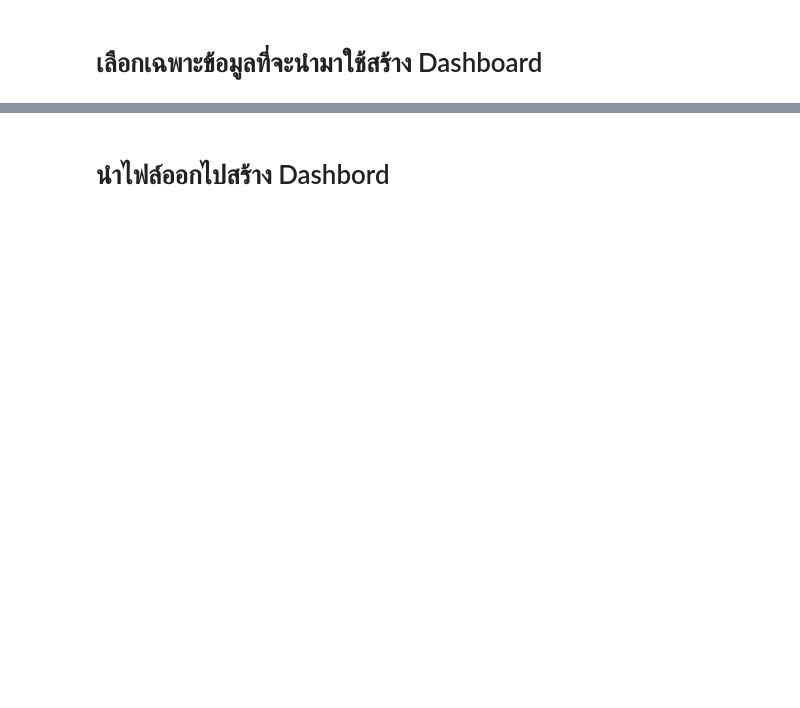
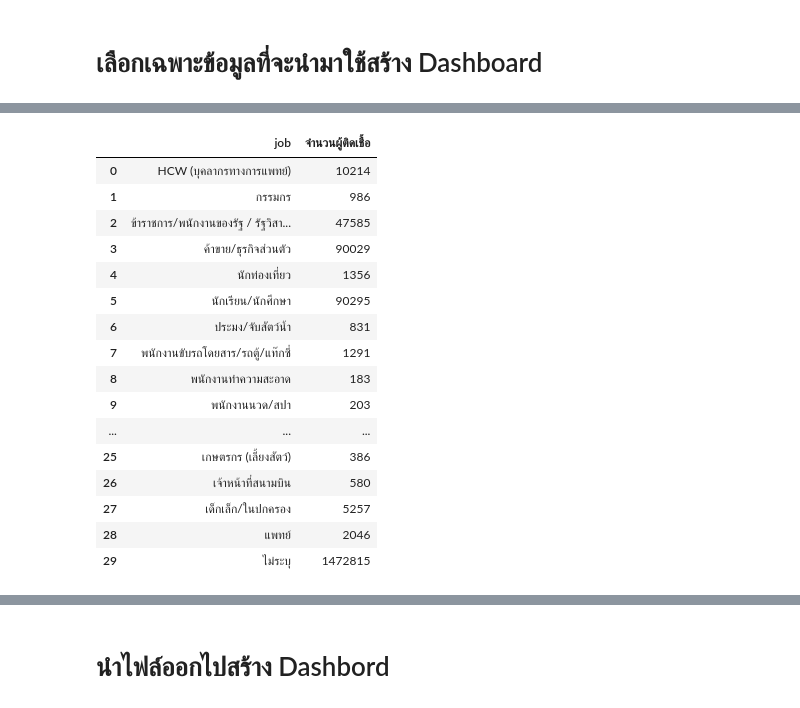
Before and after one commit to Umaporn19/data_viz_2022, a Jupyter notebook: Project_Dataviz.ipynb, the cells around one changed output, grey strips where cells are left out. Cells and saved outputs as stored; diff of their text form; code cells hidden in the pictures; blank space fills up the shorter version.

```diff
--- a/Project_Dataviz.ipynb
+++ b/Project_Dataviz.ipynb
@@ -833,0 +884,21 @@ datadashboard #แสดงค่า
+# %%
+data_job = data_A.groupby('job').size().reset_index(name='จำนวนผู้ติดเชื้อ')
+data_job
+# %% [output]
+|  | job | จำนวนผู้ติดเชื้อ |
+| 0 | HCW (บุคลากรทางการแพทย์) | 10214 |
+| 1 | กรรมกร | 986 |
+| 2 | ข้าราชการ/พนักงานของรัฐ / รัฐวิสา... | 47585 |
+| 3 | ค้าขาย/ธุรกิจส่วนตัว | 90029 |
+| 4 | นักท่องเที่ยว | 1356 |
+| 5 | นักเรียน/นักศึกษา | 90295 |
+| 6 | ประมง/จับสัตว์น้ำ | 831 |
+| 7 | พนักงานขับรถโดยสาร/รถตู้/แท๊กซี่ | 1291 |
+| 8 | พนักงานทำความสะอาด | 183 |
+| 9 | พนักงานนวด/สปา | 203 |
+| ... | ... | ... |
+| 25 | เกษตรกร (เลี้ยงสัตว์) | 386 |
+| 26 | เจ้าหน้าที่สนามบิน | 580 |
+| 27 | เด็กเล็ก/ในปกครอง | 5257 |
+| 28 | แพทย์ | 2046 |
+| 29 | ไม่ระบุ | 1472815 |
```
Also changed, not shown: parts of 17 cells of this notebook.
